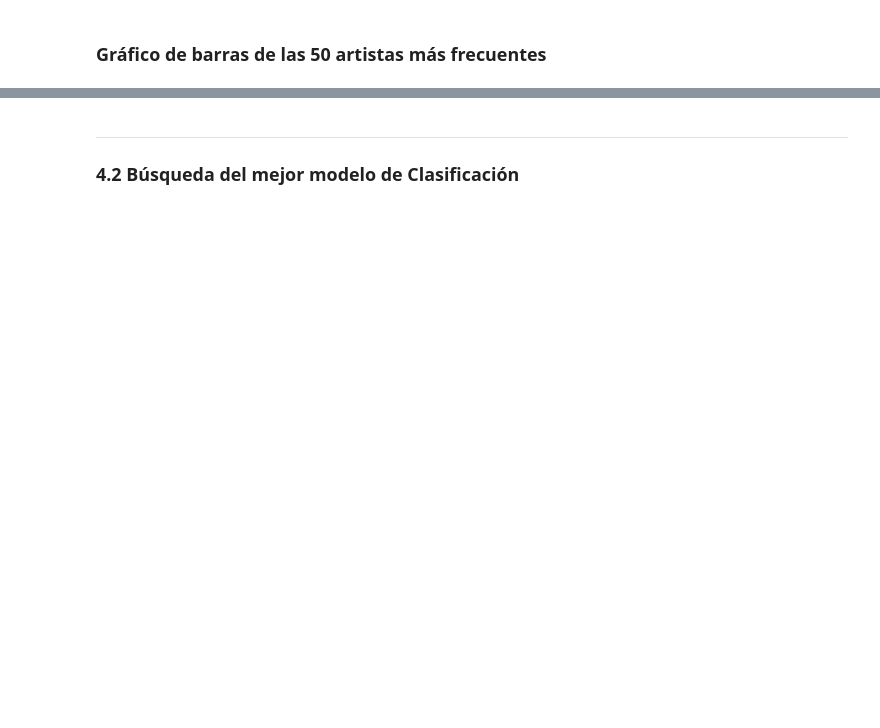
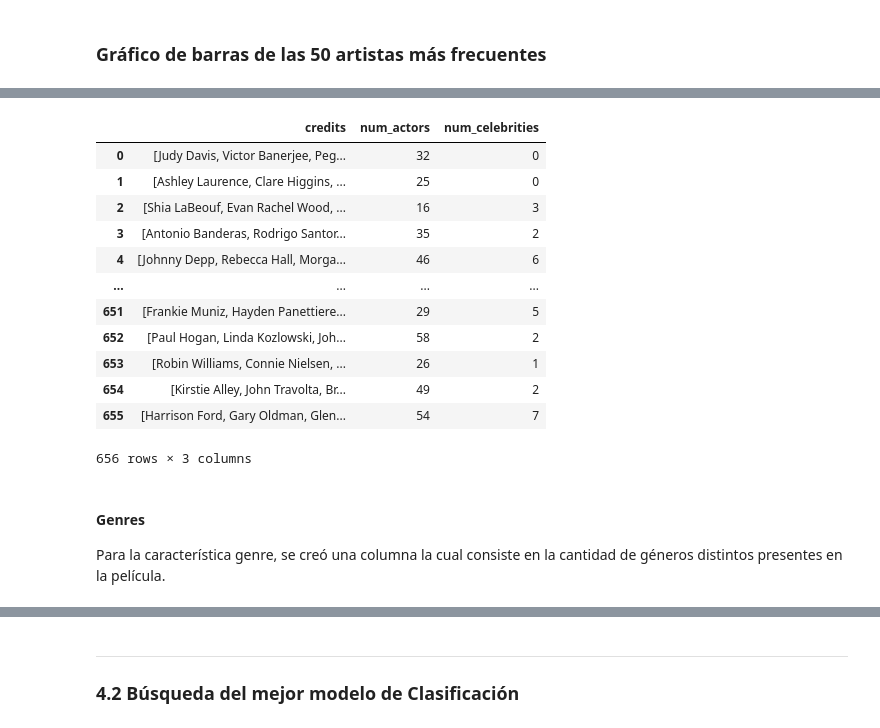
Before and after one commit to CVelizR/evaluaciones-mds7202, a Jupyter notebook: Proyecto/Proyecto_enunciado.ipynb, the cells around one changed output, grey strips where cells are left out. Cells and saved outputs as stored; diff of their text form; code cells hidden in the pictures; blank space fills up the shorter version.

```diff
--- a/Proyecto/Proyecto_enunciado.ipynb
+++ b/Proyecto/Proyecto_enunciado.ipynb
@@ -704,0 +686,21 @@ not_numeric.remove("vote_average")
+# %%
+# Check
+test[["credits", "num_actors", "num_celebrities"]]
+# %% [output]
+|  | credits | num_actors | num_celebrities |
+| 0 | [Judy Davis, Victor Banerjee, Peg... | 32 | 0 |
+| 1 | [Ashley Laurence, Clare Higgins, ... | 25 | 0 |
+| 2 | [Shia LaBeouf, Evan Rachel Wood, ... | 16 | 3 |
+| 3 | [Antonio Banderas, Rodrigo Santor... | 35 | 2 |
+| 4 | [Johnny Depp, Rebecca Hall, Morga... | 46 | 6 |
+| ... | ... | ... | ... |
+| 651 | [Frankie Muniz, Hayden Panettiere... | 29 | 5 |
+| 652 | [Paul Hogan, Linda Kozlowski, Joh... | 58 | 2 |
+| 653 | [Robin Williams, Connie Nielsen, ... | 26 | 1 |
+| 654 | [Kirstie Alley, John Travolta, Br... | 49 | 2 |
+| 655 | [Harrison Ford, Gary Oldman, Glen... | 54 | 7 |
+656 rows × 3 columns
+# %% [markdown]
+#### Genres
+
+Para la característica genre, se creó una columna la cual consiste en la cantidad de géneros distintos presentes en la película.
```
Also changed, not shown: parts of 119 cells of this notebook, 1 other file.
